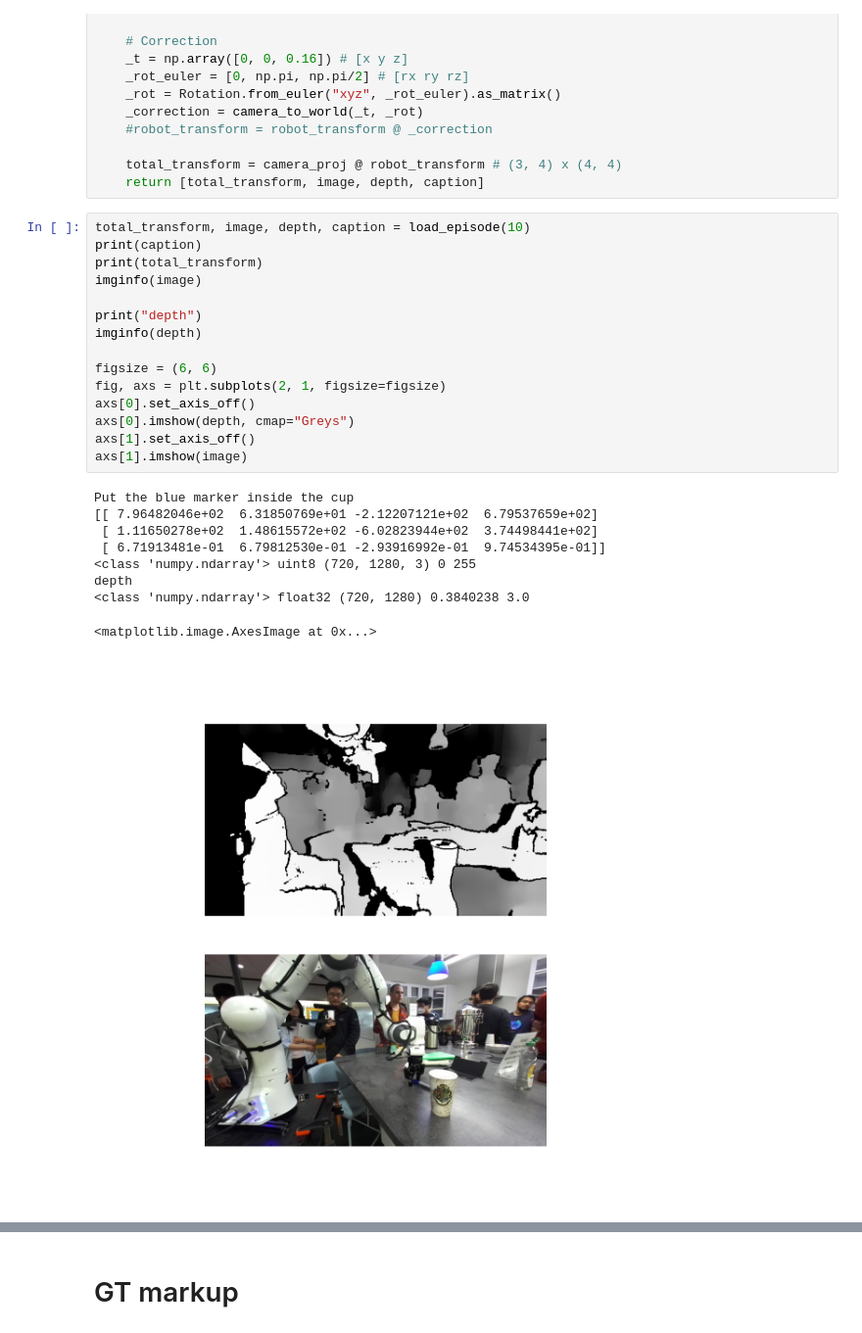
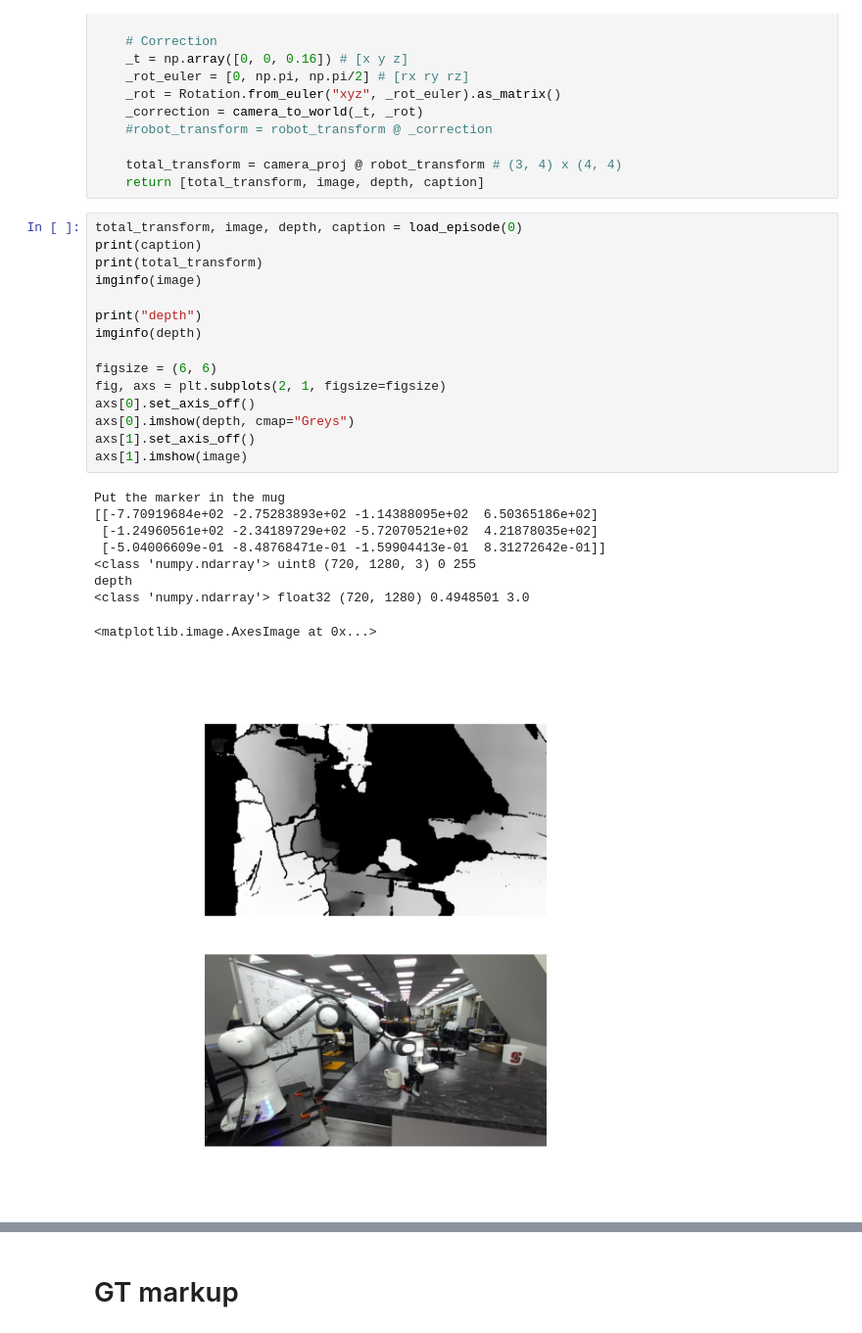
Before and after one commit to maximelianos/python-example-droid-dataset, a Jupyter notebook: test_real.ipynb, the cells around one changed output, grey strips where cells are left out. Shown at 98% size. Drawn from its saved outputs; the diff is of its cells as text.

```diff
--- a/test_real.ipynb
+++ b/test_real.ipynb
@@ -102,30 +102,30 @@ def load_episode(idx):
     total_transform = camera_proj @ robot_transform # (3, 4) x (4, 4)
     return [total_transform, image, depth, caption]
 # %%
-total_transform, image, depth, caption = load_episode(10)
+total_transform, image, depth, caption = load_episode(0)
 print(caption)
 print(total_transform)
 imginfo(image)
 
 print("depth")
 imginfo(depth)
 
 figsize = (6, 6)
 fig, axs = plt.subplots(2, 1, figsize=figsize)
 axs[0].set_axis_off()
 axs[0].imshow(depth, cmap="Greys")
 axs[1].set_axis_off()
 axs[1].imshow(image)
 # %% [output]
-Put the blue marker inside the cup
-[[ 7.96482046e+02  6.31850769e+01 -2.12207121e+02  6.79537659e+02]
- [ 1.11650278e+02  1.48615572e+02 -6.02823944e+02  3.74498441e+02]
- [ 6.71913481e-01  6.79812530e-01 -2.93916992e-01  9.74534395e-01]]
+Put the marker in the mug
+[[-7.70919684e+02 -2.75283893e+02 -1.14388095e+02  6.50365186e+02]
+ [-1.24960561e+02 -2.34189729e+02 -5.72070521e+02  4.21878035e+02]
+ [-5.04006609e-01 -8.48768471e-01 -1.59904413e-01  8.31272642e-01]]
 <class 'numpy.ndarray'> uint8 (720, 1280, 3) 0 255
 depth
-<class 'numpy.ndarray'> float32 (720, 1280) 0.3840238 3.0
+<class 'numpy.ndarray'> float32 (720, 1280) 0.4948501 3.0
 <matplotlib.image.AxesImage at 0x...>
-[figure, old version]
+[figure, new version]
 # %%
 from PIL import ImageDraw
 
```
Also changed, not shown: parts of 2 cells of this notebook, 1 other file.
